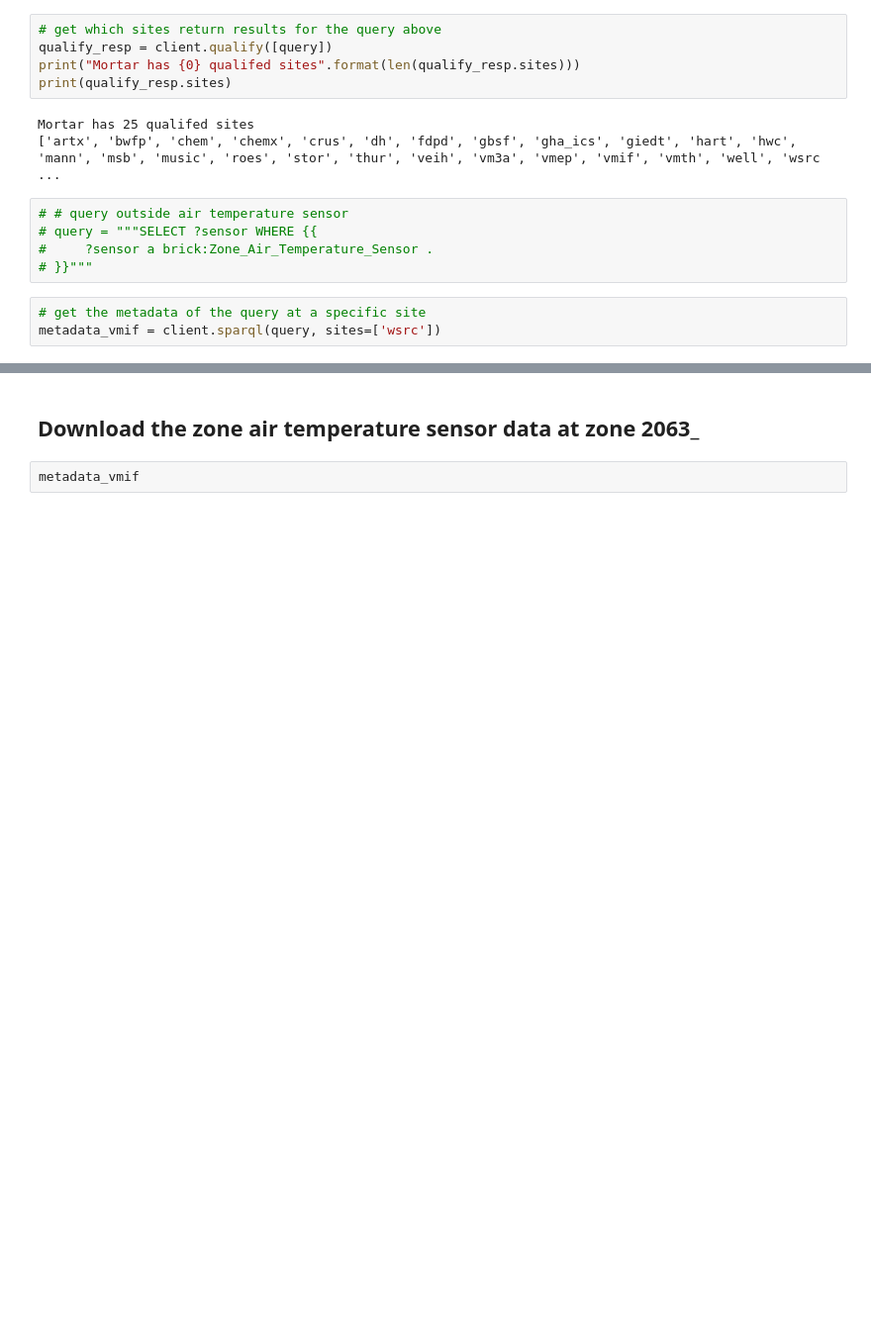
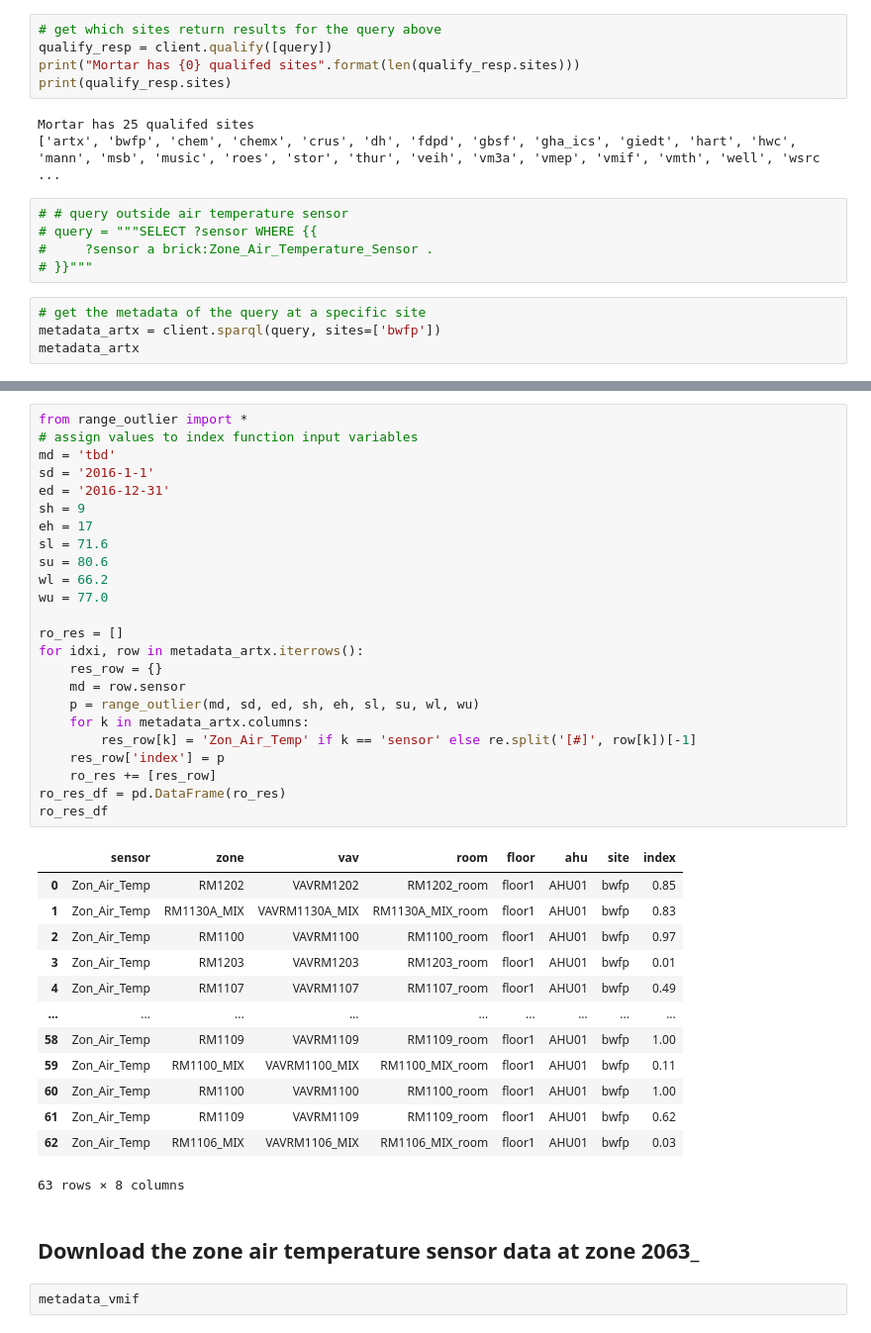
Before and after one commit to ruijis/mortardata_comfort_evaluation, a Jupyter notebook: demo.ipynb, the cells around one changed output, grey strips where cells are left out. Shown: that part at 99% size. Cells and saved outputs as stored; diff of their text form; blank space fills up the shorter version.

```diff
--- a/demo.ipynb
+++ b/demo.ipynb
@@ -92,4 +58,5 @@ Mortar has 25 qualifed sites
 # }}"""
 # %%
 # get the metadata of the query at a specific site
-metadata_vmif = client.sparql(query, sites=['wsrc'])
+metadata_artx = client.sparql(query, sites=['bwfp'])
+metadata_artx
@@ -96,3 +114,41 @@ metadata_vmif = client.sparql(query, sites=['wsrc'])
+# %%
+from range_outlier import *
+# assign values to index function input variables
+md = 'tbd'
+sd = '2016-1-1'
+ed = '2016-12-31'
+sh = 9
+eh = 17
+sl = 71.6
+su = 80.6
+wl = 66.2
+wu = 77.0
+
+ro_res = []
+for idxi, row in metadata_artx.iterrows():
+    res_row = {}
+    md = row.sensor
+    p = range_outlier(md, sd, ed, sh, eh, sl, su, wl, wu)
+    for k in metadata_artx.columns:
+        res_row[k] = 'Zon_Air_Temp' if k == 'sensor' else re.split('[#]', row[k])[-1]
+    res_row['index'] = p
+    ro_res += [res_row]
+ro_res_df = pd.DataFrame(ro_res)
+ro_res_df
+# %% [output]
+|  | sensor | zone | vav | room | floor | ahu | site | index |
+| 0 | Zon_Air_Temp | RM1202 | VAVRM1202 | RM1202_room | floor1 | AHU01 | bwfp | 0.85 |
+| 1 | Zon_Air_Temp | RM1130A_MIX | VAVRM1130A_MIX | RM1130A_MIX_room | floor1 | AHU01 | bwfp | 0.83 |
+| 2 | Zon_Air_Temp | RM1100 | VAVRM1100 | RM1100_room | floor1 | AHU01 | bwfp | 0.97 |
+| 3 | Zon_Air_Temp | RM1203 | VAVRM1203 | RM1203_room | floor1 | AHU01 | bwfp | 0.01 |
+| 4 | Zon_Air_Temp | RM1107 | VAVRM1107 | RM1107_room | floor1 | AHU01 | bwfp | 0.49 |
+| ... | ... | ... | ... | ... | ... | ... | ... | ... |
+| 58 | Zon_Air_Temp | RM1109 | VAVRM1109 | RM1109_room | floor1 | AHU01 | bwfp | 1.00 |
+| 59 | Zon_Air_Temp | RM1100_MIX | VAVRM1100_MIX | RM1100_MIX_room | floor1 | AHU01 | bwfp | 0.11 |
+| 60 | Zon_Air_Temp | RM1100 | VAVRM1100 | RM1100_room | floor1 | AHU01 | bwfp | 1.00 |
+| 61 | Zon_Air_Temp | RM1109 | VAVRM1109 | RM1109_room | floor1 | AHU01 | bwfp | 0.62 |
+| 62 | Zon_Air_Temp | RM1106_MIX | VAVRM1106_MIX | RM1106_MIX_room | floor1 | AHU01 | bwfp | 0.03 |
+63 rows × 8 columns
 # %% [markdown]
 ## Download the zone air temperature sensor data at zone 2063_
 # %%
```
Also changed, not shown: parts of 7 cells of this notebook, 3 other files.
